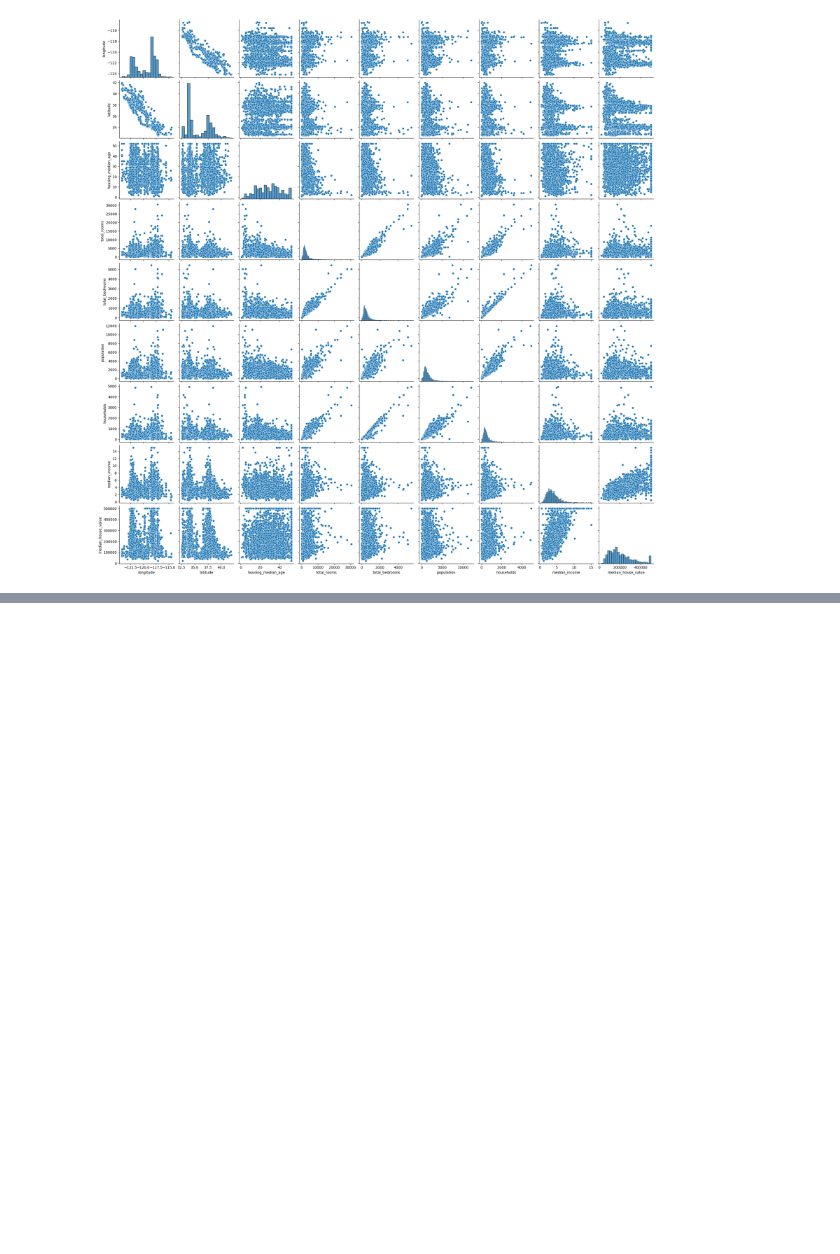
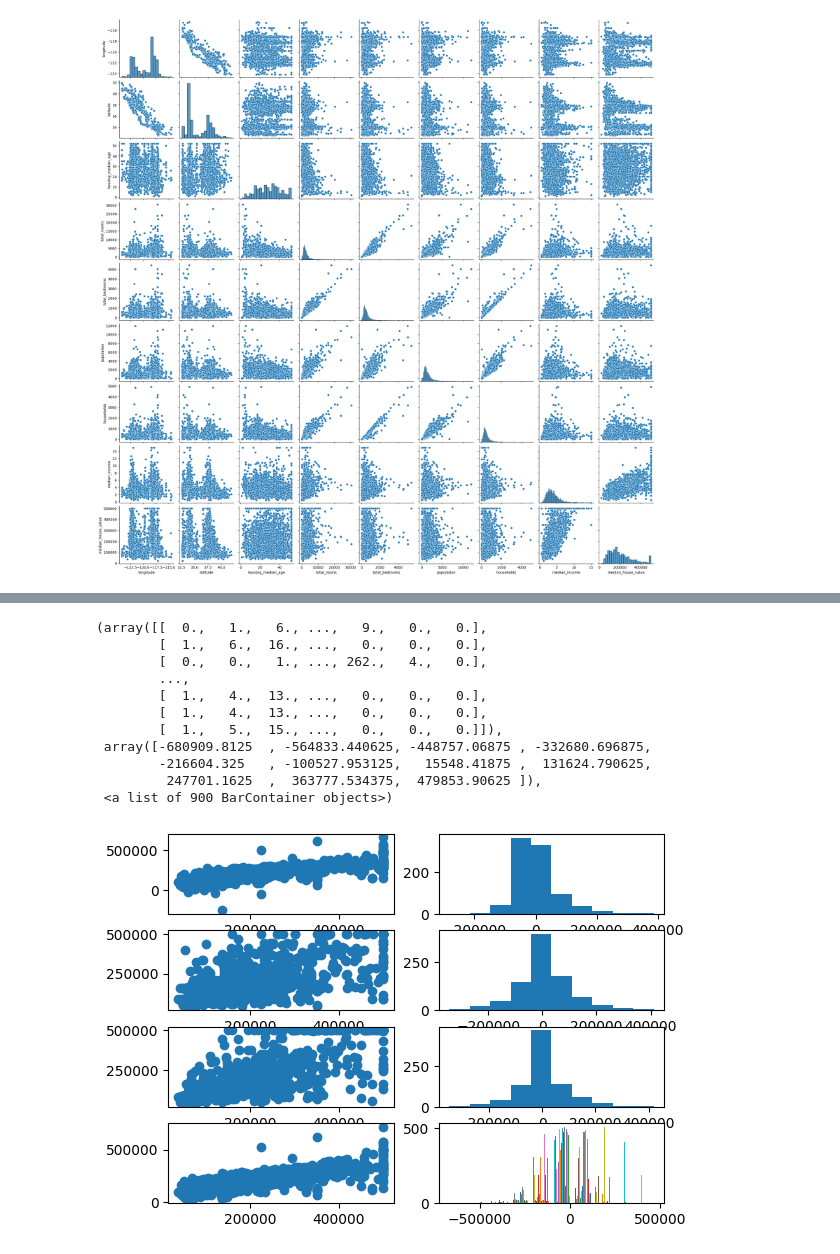
Before and after one commit to AMEY-GAIKAR/Kaggle-Colaboratory, a Jupyter notebook: cali_housing.ipynb, the cells around one changed output, grey strips where cells are left out. Saved outputs shown, nothing was run; the diff lists cells and outputs as text; code cells hidden in the pictures; blank space fills up the shorter version.

```diff
--- a/cali_housing.ipynb
+++ b/cali_housing.ipynb
@@ -129,0 +171,32 @@ RMSE: 69060.81159532294
+# %%
+fig, axes = plt.subplots(nrows=4, ncols=2)
+
+ax_1 = axes[0][0]
+ax_1.scatter(x=y_test, y=linear_predictions)
+ax_2 = axes[0][1]
+ax_2.hist(y_test-linear_predictions)
+ax_3 = axes[1][0]
+ax_3.scatter(x=y_test, y=d_tree_predictions)
+ax_4 = axes[1][1]
+ax_4.hist(y_test-d_tree_predictions)
+ax_5 = axes[2][0]
+ax_5.scatter(x=y_test, y=rfc_predictions)
+ax_6 = axes[2][1]
+ax_6.hist(y_test-rfc_predictions)
+ax_7 = axes[3][0]
+ax_7.scatter(x=y_test, y=nn_predictions)
+ax_8 = axes[3][1]
+ax_8.hist(y_test.values.reshape(900,)-nn_predictions)
+# %% [output]
+(array([[  0.,   1.,   6., ...,   9.,   0.,   0.],
+        [  1.,   6.,  16., ...,   0.,   0.,   0.],
+        [  0.,   0.,   1., ..., 262.,   4.,   0.],
+        ...,
+        [  1.,   4.,  13., ...,   0.,   0.,   0.],
+        [  1.,   4.,  13., ...,   0.,   0.,   0.],
+        [  1.,   5.,  15., ...,   0.,   0.,   0.]]),
+ array([-680909.8125  , -564833.440625, -448757.06875 , -332680.696875,
+        -216604.325   , -100527.953125,   15548.41875 ,  131624.790625,
+         247701.1625  ,  363777.534375,  479853.90625 ]),
+ <a list of 900 BarContainer objects>)
+[figure, added]
```
Also changed, not shown: parts of 20 cells of this notebook.
